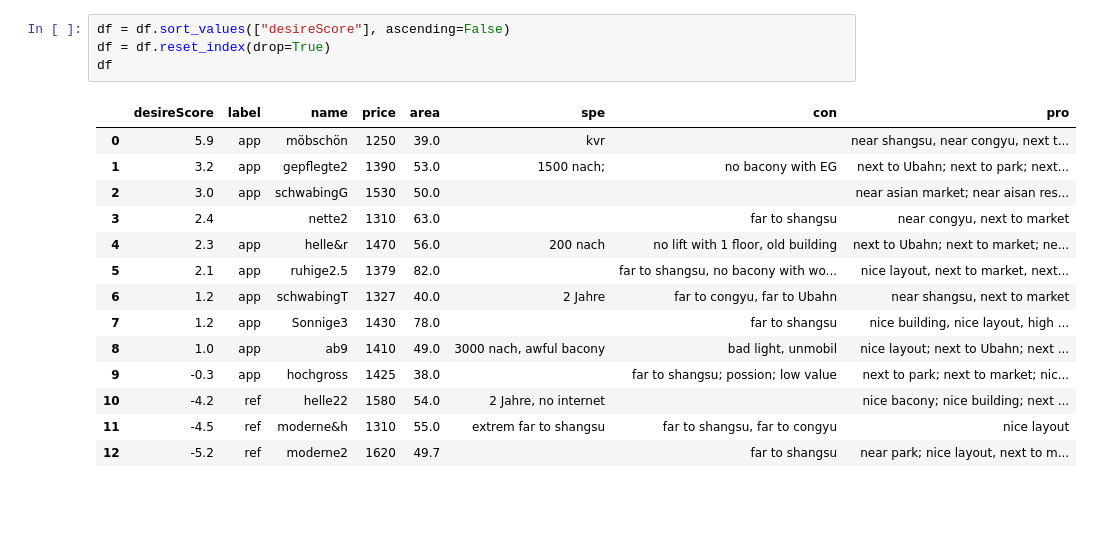
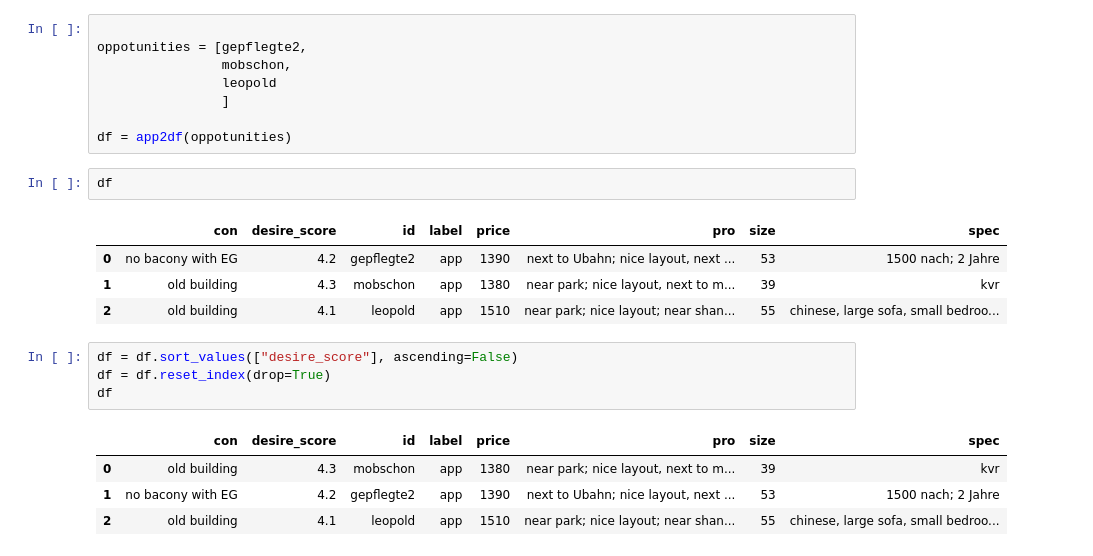
Before and after one commit to Apollo1840/Data-Analysis-Tools, a Jupyter notebook: projects/rent_compare.ipynb, the cells around one changed output. Drawn from its saved outputs; the diff is of its cells as text; blank space fills up the shorter version.

```diff
--- a/projects/rent_compare.ipynb
+++ b/projects/rent_compare.ipynb
@@ -163,20 +8,25 @@ df = preprocess_df(df)
+# %%
+
+oppotunities = [gepflegte2,
+                mobschon,
+                leopold
+                ]
+
+df = app2df(oppotunities)
+# %%
+df
+# %% [output]
+|  | con | desire_score | id | label | price | pro | size | spec |
+| 0 | no bacony with EG | 4.2 | gepflegte2 | app | 1390 | next to Ubahn; nice layout, next ... | 53 | 1500 nach; 2 Jahre |
+| 1 | old building | 4.3 | mobschon | app | 1380 | near park; nice layout, next to m... | 39 | kvr |
+| 2 | old building | 4.1 | leopold | app | 1510 | near park; nice layout; near shan... | 55 | chinese, large sofa, small bedroo... |
 # %%
-df = df.sort_values(["desireScore"], ascending=False)
+df = df.sort_values(["desire_score"], ascending=False)
 df = df.reset_index(drop=True)
 df
 # %% [output]
-|  | desireScore | label | name | price | area | spe | con | pro |
-| 0 | 5.9 | app | möbschön | 1250 | 39.0 | kvr |  | near shangsu, near congyu, next t... |
-| 1 | 3.2 | app | gepflegte2 | 1390 | 53.0 | 1500 nach; | no bacony with EG | next to Ubahn; next to park; next... |
-| 2 | 3.0 | app | schwabingG | 1530 | 50.0 |  |  | near asian market; near aisan res... |
-| 3 | 2.4 |  | nette2 | 1310 | 63.0 |  | far to shangsu | near congyu, next to market |
-| 4 | 2.3 | app | helle&r | 1470 | 56.0 | 200 nach | no lift with 1 floor, old building | next to Ubahn; next to market; ne... |
-| 5 | 2.1 | app | ruhige2.5 | 1379 | 82.0 |  | far to shangsu, no bacony with wo... | nice layout, next to market, next... |
-| 6 | 1.2 | app | schwabingT | 1327 | 40.0 | 2 Jahre | far to congyu, far to Ubahn | near shangsu, next to market |
-| 7 | 1.2 | app | Sonnige3 | 1430 | 78.0 |  | far to shangsu | nice building, nice layout, high ... |
-| 8 | 1.0 | app | ab9 | 1410 | 49.0 | 3000 nach, awful bacony | bad light, unmobil | nice layout; next to Ubahn; next ... |
-| 9 | -0.3 | app | hochgross | 1425 | 38.0 |  | far to shangsu; possion; low value | next to park; next to market; nic... |
-| 10 | -4.2 | ref | helle22 | 1580 | 54.0 | 2 Jahre, no internet |  | nice bacony; nice building; next ... |
-| 11 | -4.5 | ref | moderne&h | 1310 | 55.0 | extrem far to shangsu | far to shangsu, far to congyu | nice layout |
-| 12 | -5.2 | ref | moderne2 | 1620 | 49.7 |  | far to shangsu | near park; nice layout, next to m... |
+|  | con | desire_score | id | label | price | pro | size | spec |
+| 0 | old building | 4.3 | mobschon | app | 1380 | near park; nice layout, next to m... | 39 | kvr |
+| 1 | no bacony with EG | 4.2 | gepflegte2 | app | 1390 | next to Ubahn; nice layout, next ... | 53 | 1500 nach; 2 Jahre |
+| 2 | old building | 4.1 | leopold | app | 1510 | near park; nice layout; near shan... | 55 | chinese, large sofa, small bedroo... |
 # %%
```
Also changed, not shown: parts of 9 cells of this notebook, 2 other files.
